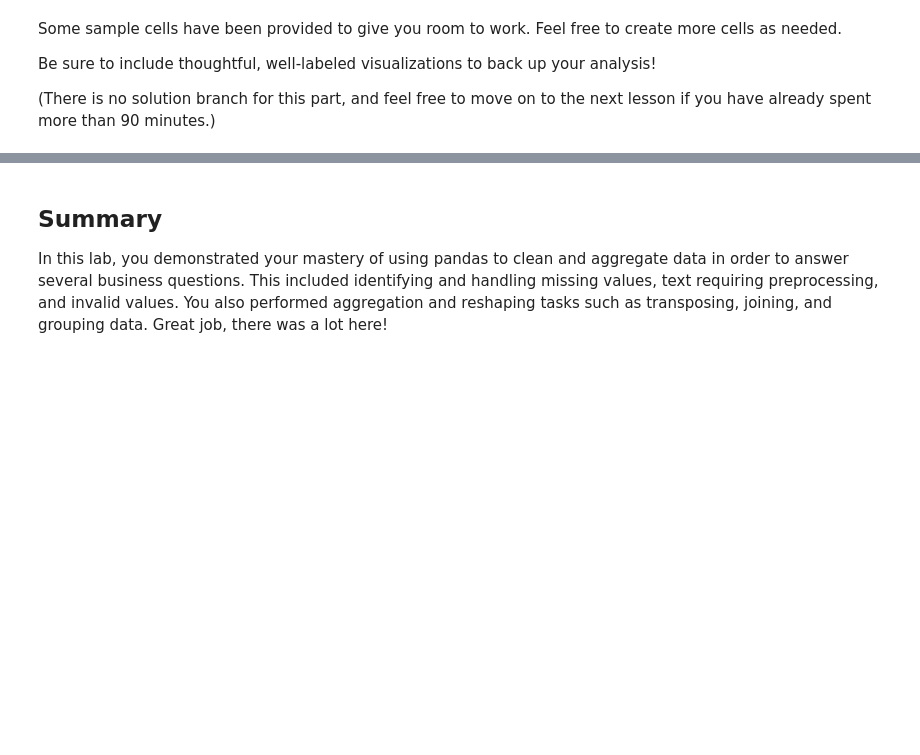
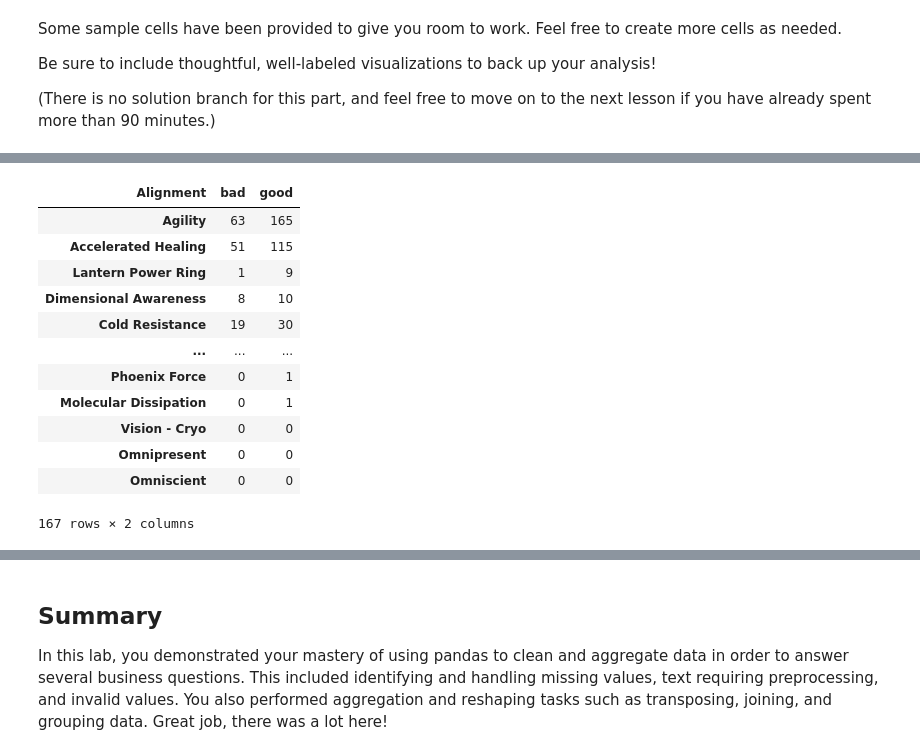
Before and after one commit to rlodetti/dsc-pandas-data-cleaning-lab, a Jupyter notebook: index.ipynb, the cells around one changed output, grey strips where cells are left out. Cells and saved outputs as stored; diff of their text form; code cells hidden in the pictures; blank space fills up the shorter version.

```diff
--- a/index.ipynb
+++ b/index.ipynb
@@ -722,0 +790,18 @@ Be sure to include thoughtful, well-labeled visualizations to back up your analy
+# %%
+# Grouping our information and manipulating the dataframe to see Superhero abilities by alignment
+question_5_1 = question_5.groupby('Alignment').sum().iloc[:,2:169].transpose()
+question_5_1
+# %% [output]
+| Alignment | bad | good |
+| Agility | 63 | 165 |
+| Accelerated Healing | 51 | 115 |
+| Lantern Power Ring | 1 | 9 |
+| Dimensional Awareness | 8 | 10 |
+| Cold Resistance | 19 | 30 |
+| ... | ... | ... |
+| Phoenix Force | 0 | 1 |
+| Molecular Dissipation | 0 | 1 |
+| Vision - Cryo | 0 | 0 |
+| Omnipresent | 0 | 0 |
+| Omniscient | 0 | 0 |
+167 rows × 2 columns
```
Also changed, not shown: parts of 26 cells of this notebook.
